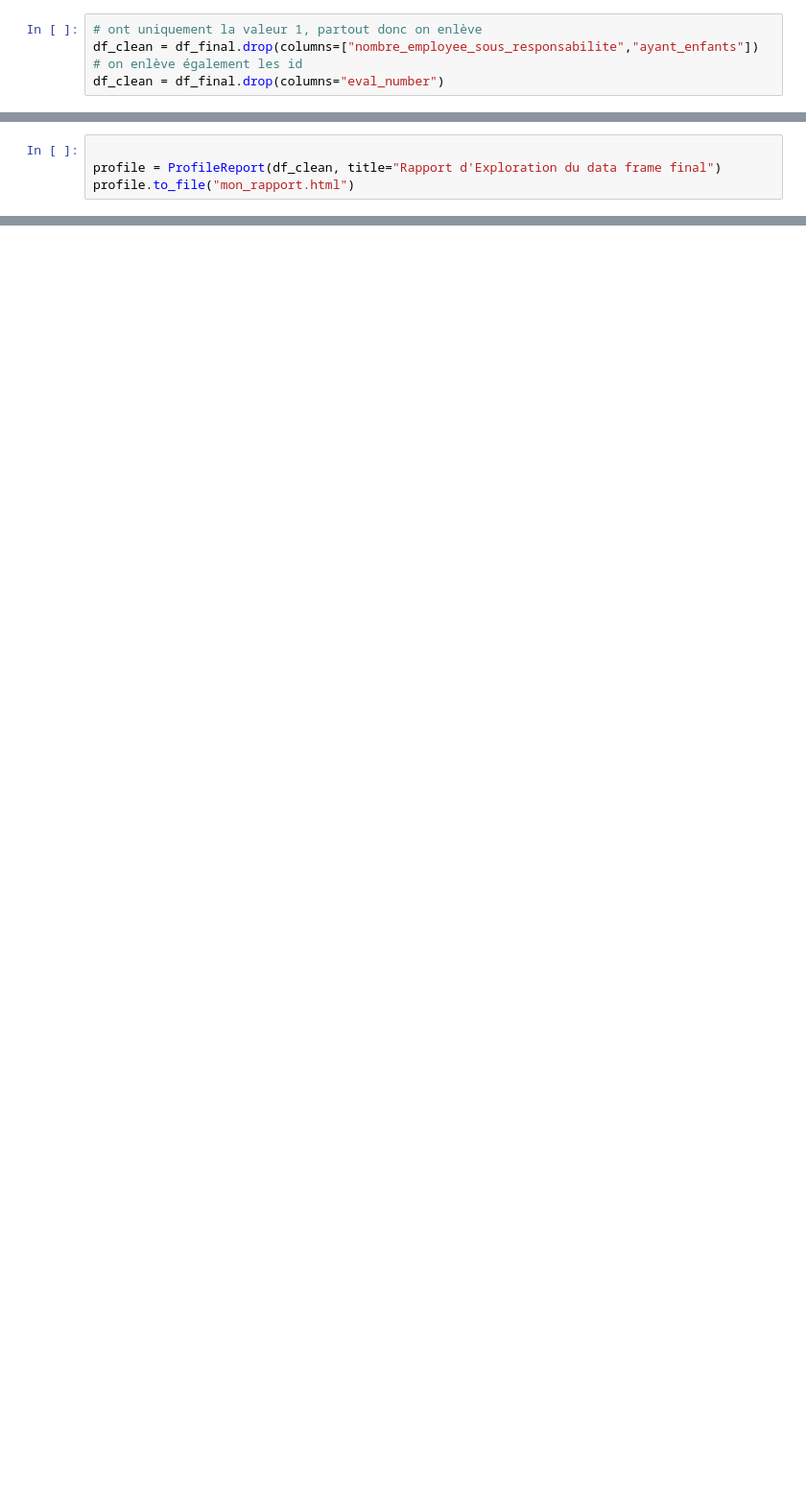
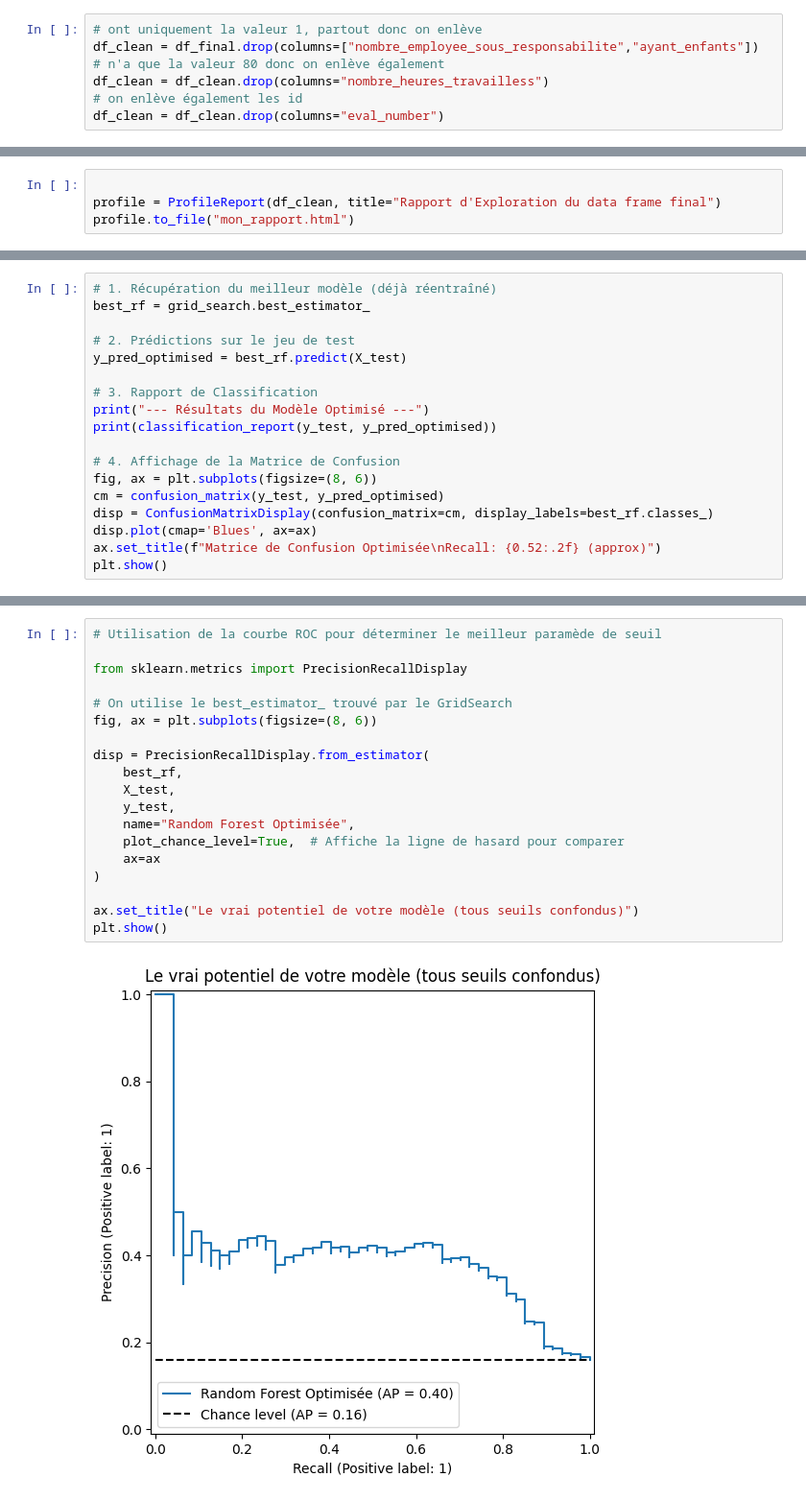
Before and after one commit to Apinsun/Projet4, a Jupyter notebook: projet4.ipynb, the cells around one changed output, grey strips where cells are left out. Shown at 96% size. Drawn from its saved outputs; the diff is of its cells as text; blank space fills up the shorter version.

Commit message:
one-hot encoding, catégorielle vers true/false et élaboration d'un premier prototype de foret aléatoire avec analyse des résultats, recherche d'hyperparamètre, analyse de la courbe ROC

```diff
--- a/projet4.ipynb
+++ b/projet4.ipynb
@@ -29,5 +33,7 @@ df_final = (
 # %%
 # ont uniquement la valeur 1, partout donc on enlève
 df_clean = df_final.drop(columns=["nombre_employee_sous_responsabilite","ayant_enfants"])
+# n'a que la valeur 80 donc on enlève également
+df_clean = df_clean.drop(columns="nombre_heures_travailless")
 # on enlève également les id
-df_clean = df_final.drop(columns="eval_number")
+df_clean = df_clean.drop(columns="eval_number")
@@ -37,0 +169,18 @@ profile.to_file("mon_rapport.html")
+# %%
+# 1. Récupération du meilleur modèle (déjà réentraîné)
+best_rf = grid_search.best_estimator_
+
+# 2. Prédictions sur le jeu de test
+y_pred_optimised = best_rf.predict(X_test)
+
+# 3. Rapport de Classification
+print("--- Résultats du Modèle Optimisé ---")
+print(classification_report(y_test, y_pred_optimised))
+
+# 4. Affichage de la Matrice de Confusion
+fig, ax = plt.subplots(figsize=(8, 6))
+cm = confusion_matrix(y_test, y_pred_optimised)
+disp = ConfusionMatrixDisplay(confusion_matrix=cm, display_labels=best_rf.classes_)
+disp.plot(cmap='Blues', ax=ax)
+ax.set_title(f"Matrice de Confusion Optimisée\nRecall: {0.52:.2f} (approx)")
+plt.show()
@@ -37,0 +225,21 @@ profile.to_file("mon_rapport.html")
+# %%
+# Utilisation de la courbe ROC pour déterminer le meilleur paramède de seuil
+
+from sklearn.metrics import PrecisionRecallDisplay
+
+# On utilise le best_estimator_ trouvé par le GridSearch
+fig, ax = plt.subplots(figsize=(8, 6))
+
+disp = PrecisionRecallDisplay.from_estimator(
+    best_rf,
+    X_test,
+    y_test,
+    name="Random Forest Optimisée",
+    plot_chance_level=True,  # Affiche la ligne de hasard pour comparer
+    ax=ax
+)
+
+ax.set_title("Le vrai potentiel de votre modèle (tous seuils confondus)")
+plt.show()
+# %% [output]
+[figure, added]
```
Also changed, not shown: parts of 7 cells of this notebook, 3 other files.
